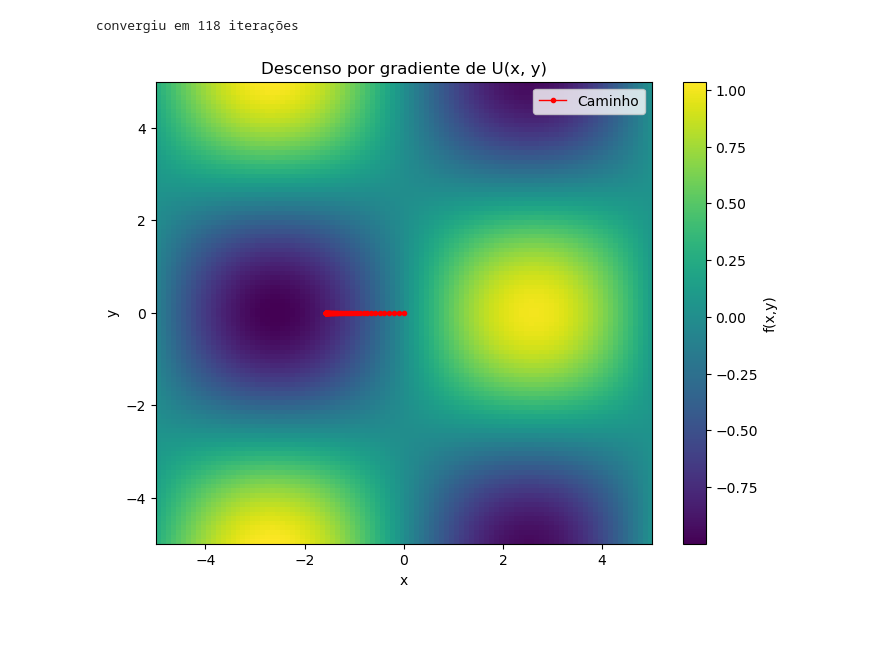
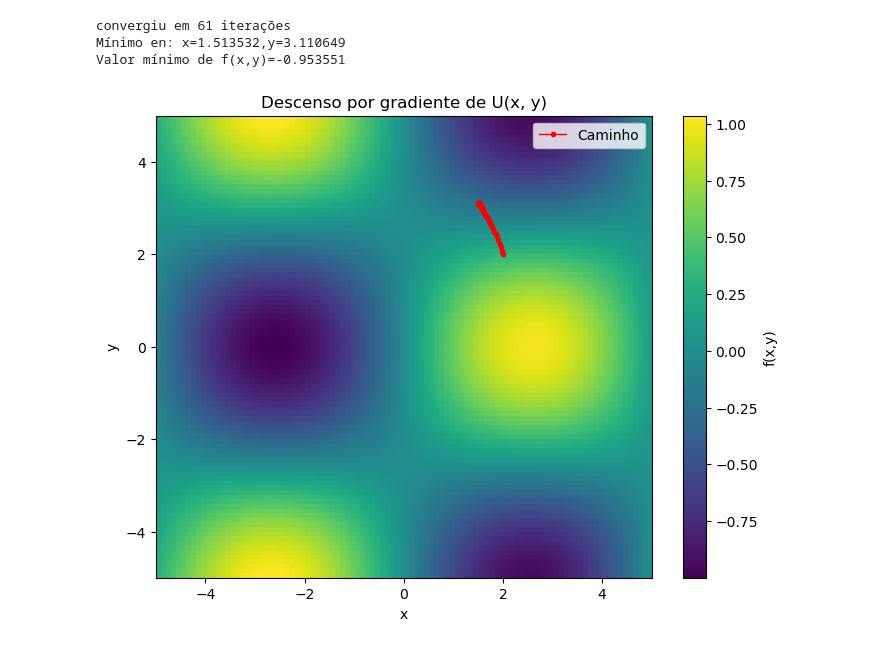
Before and after one commit to Teo-fisico/computational, a Jupyter notebook: questao4.ipynb, the cells around one changed output. Saved outputs shown, nothing was run; the diff lists cells and outputs as text; code cells hidden in the pictures.

```diff
--- a/questao4.ipynb
+++ b/questao4.ipynb
@@ -16,20 +16,36 @@ def Grad_pot(x, y):
     return np.array([dgradx,dgrady])
 # %%
 # Descenso por gradiente
-def grad_des(start, taxa_apre=0.1, max_itera=1000, tolerance=1e-6):
-    caminho=[start]
-    x,y=start
+# parâmetros
+taxa_apre=0.1
+tolerancia=1e-6
+max_itera=1000
+# ponto inicial (pode trocar)
+x,y=2,1
+# dados salvados
+caminho=[(x,y)]
 
-    for i in range(max_itera):
-        grad=Grad_pot(x,y)
-        passo=taxa_apre*grad
-        x,y=x-passo[0],y-passo[1]
-        caminho.append((x,y))
-        if np.linalg.norm(passo) < tolerance:
-            print(f"convergiu em {i+1} iterações")
-            break
+for i in range(max_itera):
+    grad=Grad_pot(x,y)
 
-    return np.array(caminho)
+    x_nov0=x-taxa_apre*grad[0]
+    y_novo=y-taxa_apre*grad[1]
+
+    muda_valor=abs(U_pot(x_nov0,y_novo)-U_pot(x,y))
+    x,y=x_nov0,y_novo
+
+    caminho.append((x,y))
+    if muda_valor < tolerancia:
+        print(f"convergiu em {i+1} iterações")
+        break
+
+# resultados
+print(f"Mínimo en: x={x:.6f},y={y:.6f}")
+print(f"Valor mínimo de f(x,y)={U_pot(x,y):.6f}")
+# %% [output]
+convergiu em 61 iterações
+Mínimo en: x=1.513532,y=3.110649
+Valor mínimo de f(x,y)=-0.953551
 # %%
 # Crear malla para la gráfica 3D
 x_valo = np.linspace(-3, 3, 100)
@@ -37,23 +53,19 @@ y_valo = np.linspace(-3, 3, 100)
 X, Y = np.meshgrid(x_valo, y_valo)
 Z=U_pot(X, Y)
 # %%
-# Início de GD
-pon_ini=(0,0)
-caminho=grad_des(pon_ini, taxa_apre=0.1,tolerance=1e-6)
-# converter caminho
-caminho=np.array(caminho)
-px=caminho[:,0]
-py=caminho[:,1]
+
 # Plot usando imshow
 plt.figure(figsize=(8,6))
 plt.imshow(Z,extent=[-5,5,-5,5],origin='lower',cmap='viridis',aspect='auto')
 plt.colorbar(label='f(x,y)')
-plt.plot(px,py,color='red',marker='o',markersize=3,linewidth=1,label='Caminho')
+#plt.plot(x_valo,y_valo,color='red',marker='o',markersize=3,linewidth=1,label='Caminho')
 plt.title("Descenso por gradiente de U(x, y)")
 plt.xlabel("x")
 plt.ylabel("y")
+
+caminho=np.array(caminho)
+plt.plot(caminho[:,0],caminho[:,1],color='red',marker='o',markersize=3,linewidth=1,label='Caminho')
 plt.legend()
 plt.show()
 # %% [output]
-convergiu em 118 iterações
-[figure, old version]
+[figure, new version]
```
